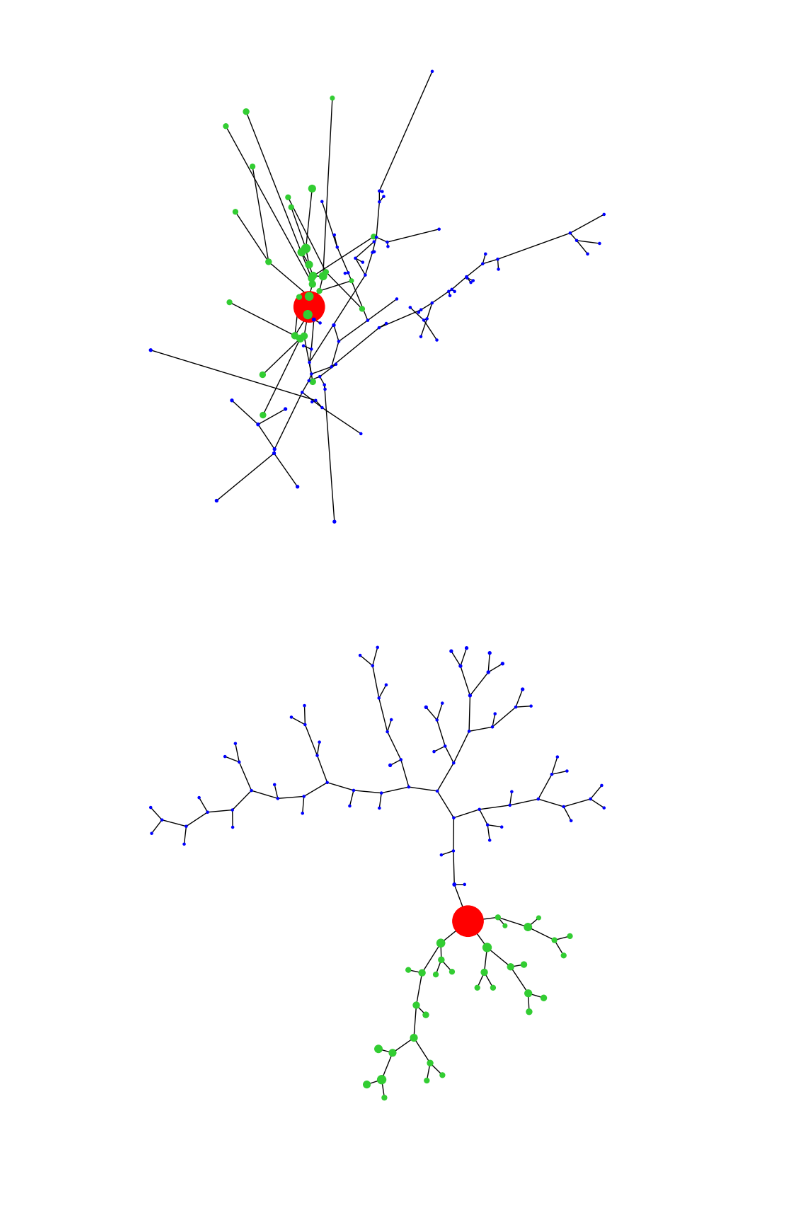
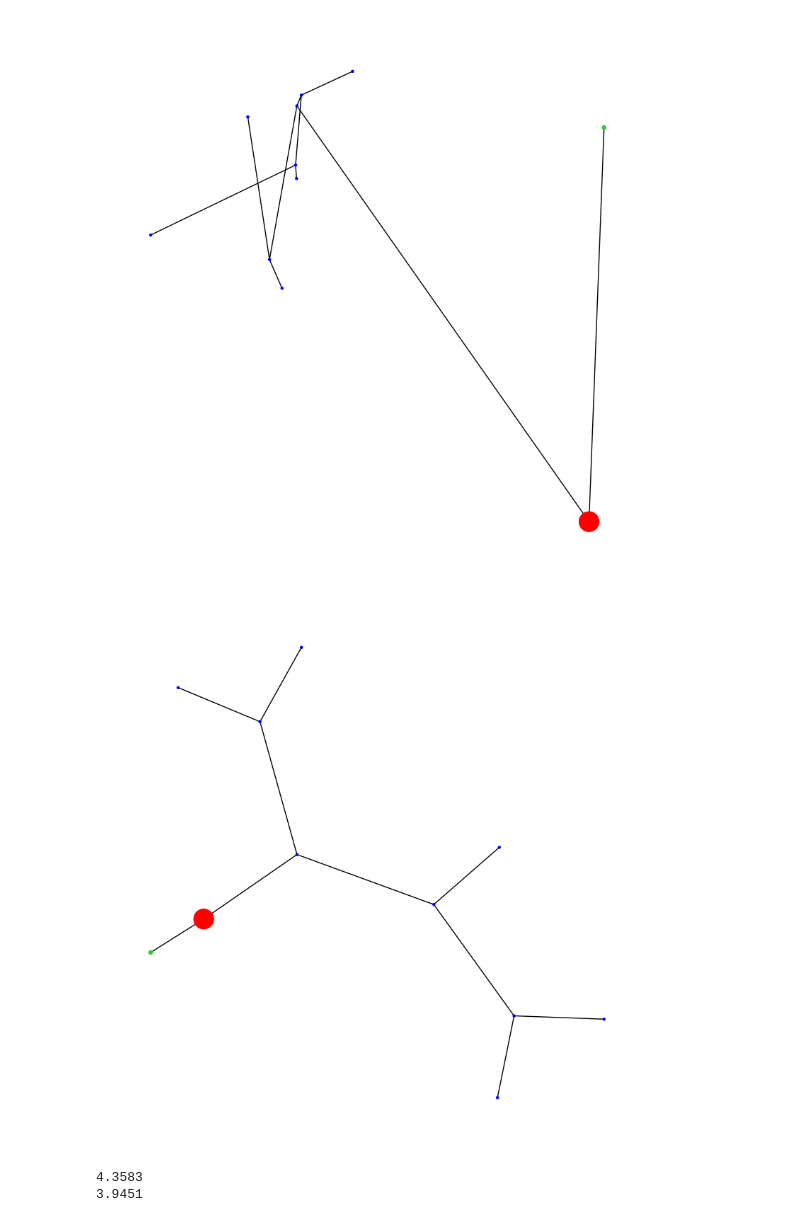
Before and after one commit to dkornai/SSD-in-Neurons, a Jupyter notebook: networkx_from_swc.ipynb, the cells around one changed output. Saved outputs shown, nothing was run; the diff lists cells and outputs as text; code cells hidden in the pictures; blank space fills up the shorter version.

```diff
--- a/networkx_from_swc.ipynb
+++ b/networkx_from_swc.ipynb
@@ -107,32 +108,33 @@ plot_neuron_graph(neuron_graph_full)
 # %%
-def remove_transition_nodes(G, swc_df):
-    out_df = deepcopy(swc_df)
+# def remove_transition_nodes(G, swc_df):
+#     out_df = deepcopy(swc_df)
 
-    # find leaf, root, and branch nodes
-    leaf_nodes = [x for x in G.nodes() if G.degree(x)==1]
-    root_node = [leaf_nodes[0]]; leaf_nodes = leaf_nodes[1:]
-    branch_nodes = [x for x in G.nodes() if len(nx.descendants_at_distance(G, x, 1)) > 2]
+#     # find leaf, root, and branch nodes
+#     all_nodes = list(G.nodes())
+#     leaf_nodes = [x for x in G.nodes() if G.degree(x)==1]
+#     root_node = [all_nodes[0]]; leaf_nodes = [node for node in leaf_nodes if node not in root_node]
+#     branch_nodes = [x for x in G.nodes() if len(nx.descendants_at_distance(G, x, 1)) > 2]
 
-    # find remaining nodes, which are transitions.
-    transition_nodes = list(set(G.nodes()) - set(leaf_nodes) - set(root_node) - set(branch_nodes))
+#     # find remaining nodes, which are transitions.
+#     transition_nodes = list(set(G.nodes()) - set(leaf_nodes) - set(root_node) - set(branch_nodes))
 
-    # go through the graph, removing the transition nodes
-    for tran_node_id in transition_nodes:
+#     # go through the graph, removing the transition nodes
+#     for tran_node_id in transition_nodes:
 
-        tran_node_row = out_df.loc[out_df['comp_id'] == int(tran_node_id)]
-        prnt_node_id = int(tran_node_row['parent_id'])
+#         tran_node_row = out_df.loc[out_df['comp_id'] == int(tran_node_id)]
+#         prnt_node_id = int(tran_node_row['parent_id'])
 
-        prnt_node_row = out_df.loc[out_df['comp_id'] == prnt_node_id]
-        chld_node_row = out_df.loc[out_df['parent_id'] == int(tran_node_id)]
+#         prnt_node_row = out_df.loc[out_df['comp_id'] == prnt_node_id]
+#         chld_node_row = out_df.loc[out_df['parent_id'] == int(tran_node_id)]
 
-        # rewrite parent of child node to parent of transition node
-        out_df.loc[chld_node_row.index, 'parent_id'] = prnt_node_id
+#         # rewrite parent of child node to parent of transition node
+#         out_df.loc[chld_node_row.index, 'parent_id'] = prnt_node_id
 
-        # delete the row corresponding to the node
-        out_df = out_df.drop(tran_node_row.index)
+#         # delete the row corresponding to the node
+#         out_df = out_df.drop(tran_node_row.index)
 
 
-    return out_df
+#     return out_df
 # %%
 filtered_swc_df = remove_transition_nodes(neuron_graph_full, full_swc_df)
 filtered_swc_df
@@ -159,5 +160,29 @@ relative volumes (s, a, d) [0.75 0.01 0.24]
 # %%
-plot_neuron_graph(neuron_graph_filtered)
+plot_neuron_graph(neuron_graph_filtered, realxy=True)
 # %% [output]
-[figure, old version]
+[figure, new version]
-[figure, old version]
+[figure, new version]
+# %%
+G = neuron_graph_filtered
+central_node = '1'
+
+def get_branches(graph, root):
+    # List to store branches
+    branches = []
+    # Depth-first search starting from the root
+    for edge in nx.dfs_edges(graph, source=root):
+        if not branches or edge[0] == root:
+            # Start a new branch
+            branches.append([edge])
+        else:
+            # Continue the current branch
+            branches[-1].append(edge)
+    return branches
+
+edges_in_each_branch = get_branches(G, central_node)
+
+for branch in edges_in_each_branch:
+    print(np.sum([data['volume'] for u, v, data in G.edges(data = True) if (u,v) in branch]))
+# %% [output]
+4.3583
+3.9451
```
Also changed, not shown: parts of 11 cells of this notebook, 7 other files.
